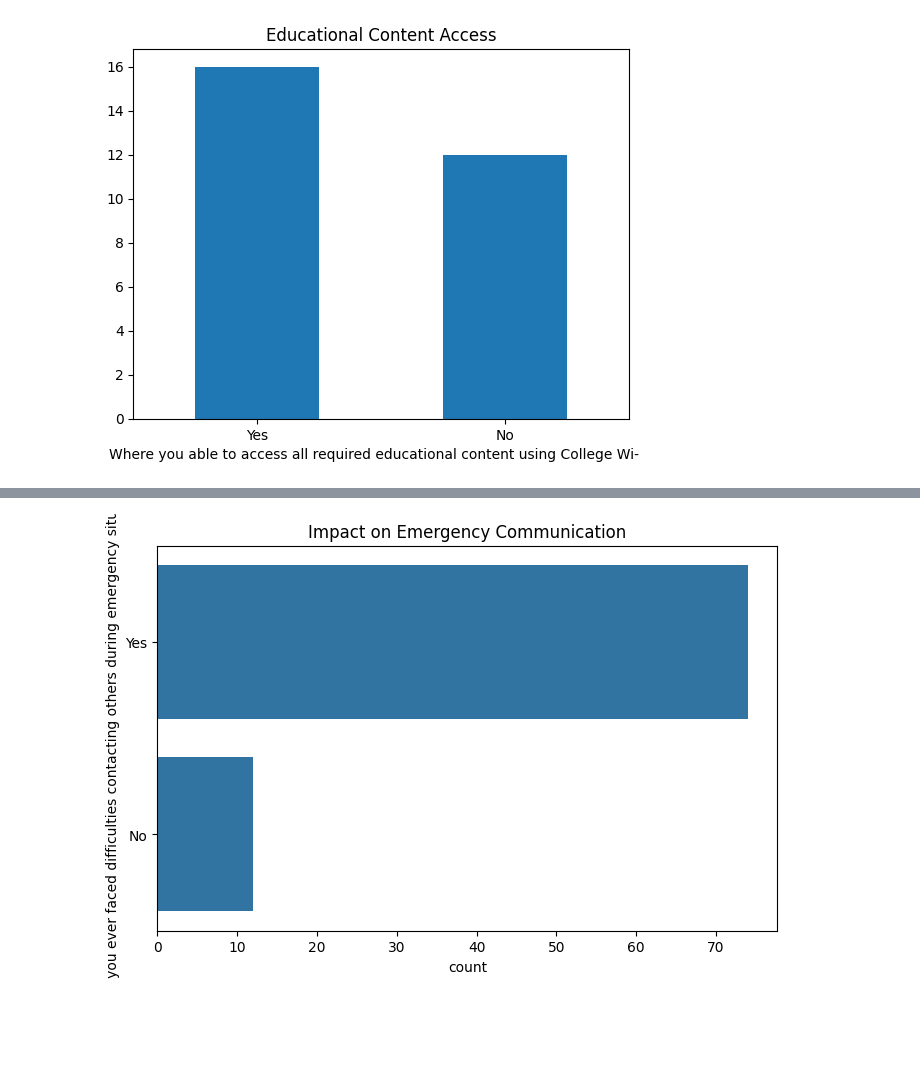
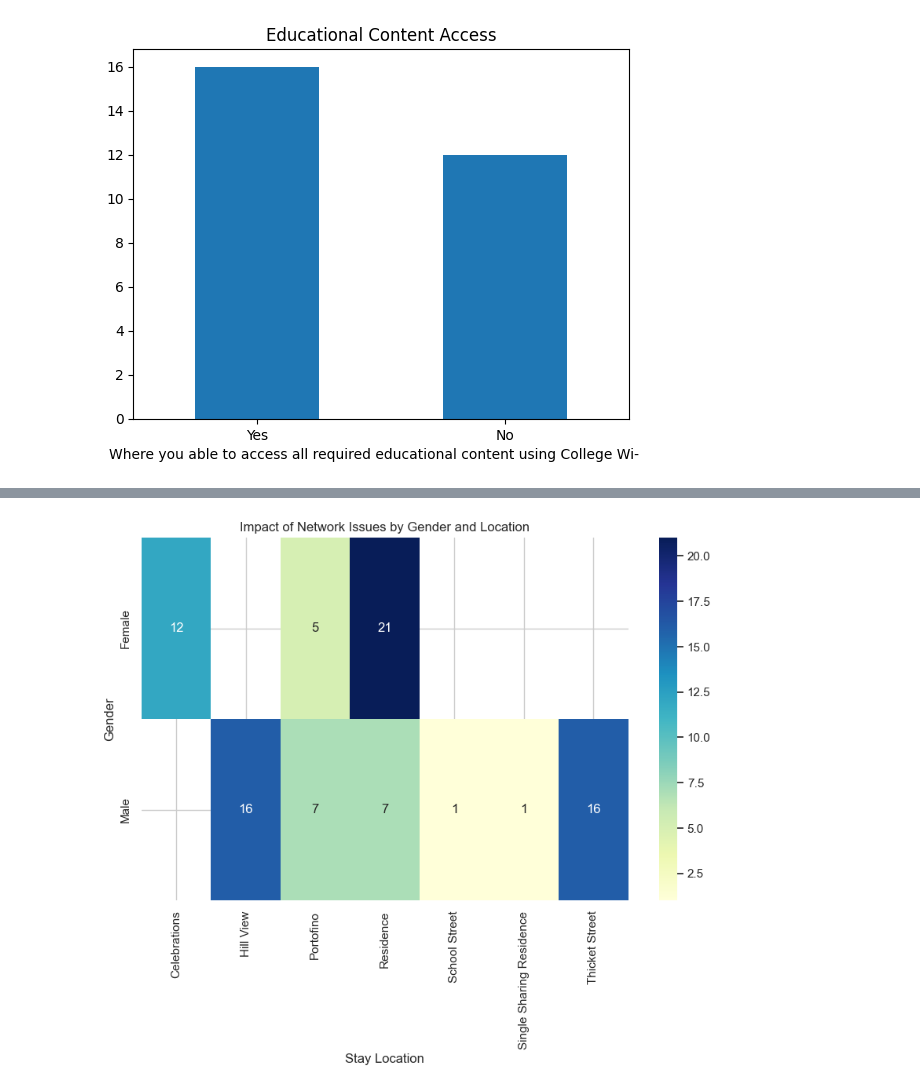
Before and after one commit to falak105/MSCDS-B, a Jupyter notebook: CAC2/CAC2.ipynb, the cells around one changed output, grey strips where cells are left out. Saved outputs shown, nothing was run; the diff lists cells and outputs as text; code cells hidden in the pictures; blank space fills up the shorter version.

```diff
--- a/CAC2/CAC2.ipynb
+++ b/CAC2/CAC2.ipynb
@@ -125,8 +100,20 @@ plt.show()
-# %%
-# 6. Impact on Emergency Communication
-plt.figure(figsize=(8, 5))
-sns.countplot(df['Have you ever faced difficulties contacting others during emergency situations?'])
-plt.title('Impact on Emergency Communication')
-plt.show()
-# %% [output]
-[figure, removed]
+# %%
+
+# Assuming 'df' is your DataFrame
+
+# Create a pivot table to count occurrences based on 'Gender' and 'Location'
+heatmap_data = df.pivot_table(index='Gender', columns='Stay Location', values='Have network issues ever affected your assignment submission or your preparation for exams?', aggfunc='count')
+
+plt.figure(figsize=(10, 6))
+sns.set_style('whitegrid')
+
+# Create a heatmap
+sns.heatmap(heatmap_data, annot=True, cmap='YlGnBu')
+
+plt.title('Impact of Network Issues by Gender and Location')
+plt.xlabel('Stay Location')
+plt.ylabel('Gender')
+
+plt.show()
+# %% [output]
+[figure, added]
```
Also changed, not shown: parts of 5 cells of this notebook.
